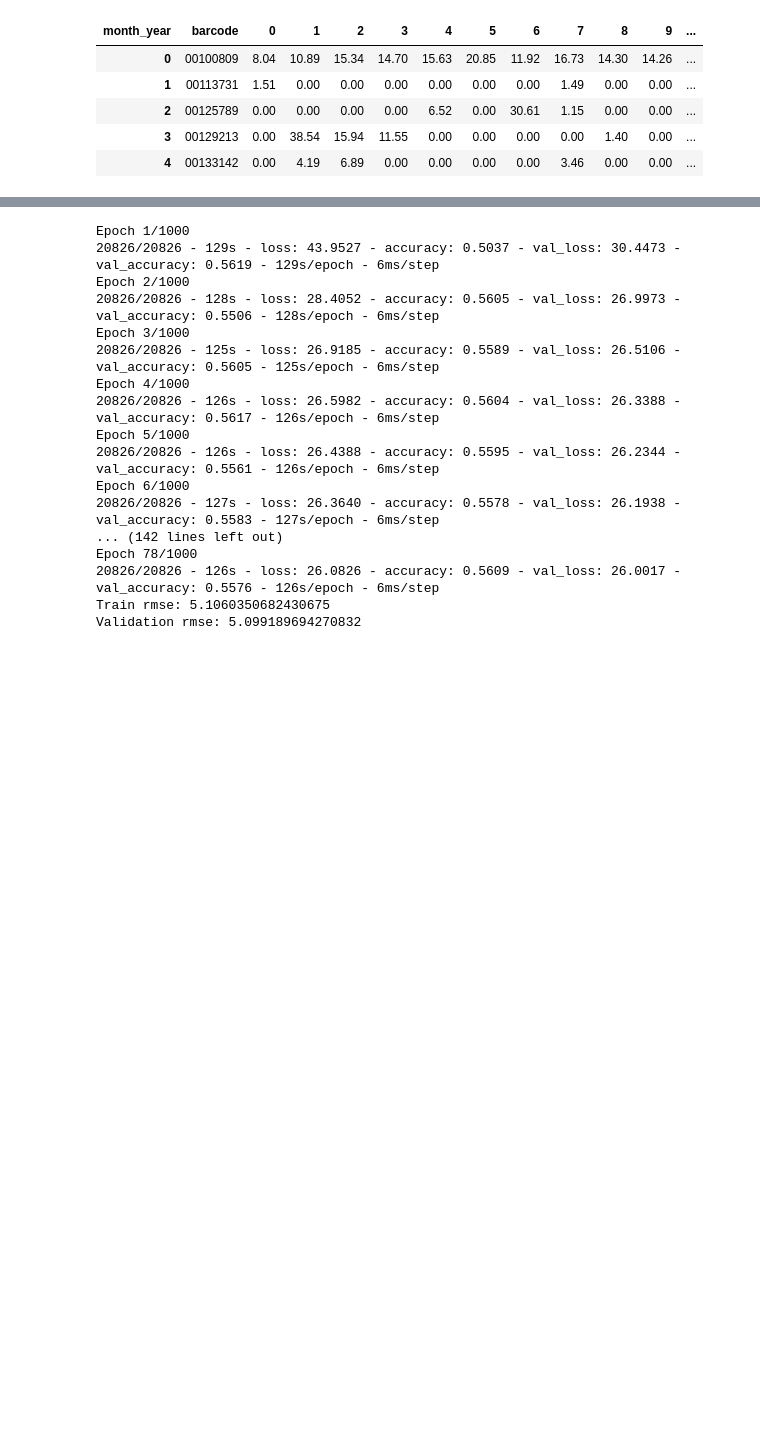
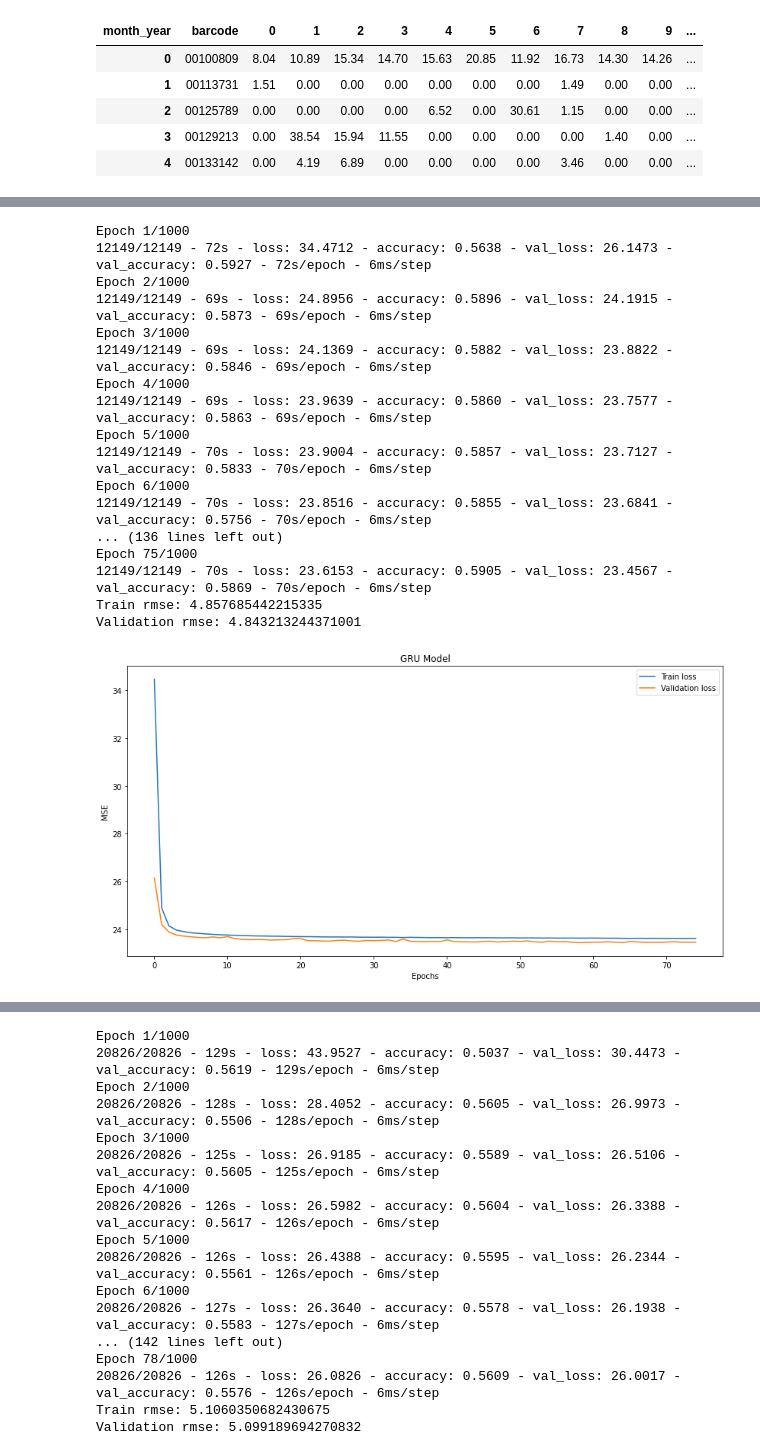
Before and after one commit to diegoray/sales-prediction-gru, a Jupyter notebook: ipynb/tugas-akhir-sales-forecasting-fix-2.ipynb, the cells around one changed output, grey strips where cells are left out. Cells and saved outputs as stored; diff of their text form; code cells hidden in the pictures; blank space fills up the shorter version.

```diff
--- a/ipynb/tugas-akhir-sales-forecasting-fix-2.ipynb
+++ b/ipynb/tugas-akhir-sales-forecasting-fix-2.ipynb
@@ -227,0 +348,21 @@ summed_data.head()
+# %%
+auto_model(64, 16, 20)
+# %% [output]
+Epoch 1/1000
+12149/12149 - 72s - loss: 34.4712 - accuracy: 0.5638 - val_loss: 26.1473 - val_accuracy: 0.5927 - 72s/epoch - 6ms/step
+Epoch 2/1000
+12149/12149 - 69s - loss: 24.8956 - accuracy: 0.5896 - val_loss: 24.1915 - val_accuracy: 0.5873 - 69s/epoch - 6ms/step
+Epoch 3/1000
+12149/12149 - 69s - loss: 24.1369 - accuracy: 0.5882 - val_loss: 23.8822 - val_accuracy: 0.5846 - 69s/epoch - 6ms/step
+Epoch 4/1000
+12149/12149 - 69s - loss: 23.9639 - accuracy: 0.5860 - val_loss: 23.7577 - val_accuracy: 0.5863 - 69s/epoch - 6ms/step
+Epoch 5/1000
+12149/12149 - 70s - loss: 23.9004 - accuracy: 0.5857 - val_loss: 23.7127 - val_accuracy: 0.5833 - 70s/epoch - 6ms/step
+Epoch 6/1000
+12149/12149 - 70s - loss: 23.8516 - accuracy: 0.5855 - val_loss: 23.6841 - val_accuracy: 0.5756 - 70s/epoch - 6ms/step
+... (136 lines left out)
+Epoch 75/1000
+12149/12149 - 70s - loss: 23.6153 - accuracy: 0.5905 - val_loss: 23.4567 - val_accuracy: 0.5869 - 70s/epoch - 6ms/step
+Train rmse: 4.857685442215335
+Validation rmse: 4.843213244371001
+[figure, added]
```
Also changed, not shown: parts of 45 cells of this notebook, 8 other files.
